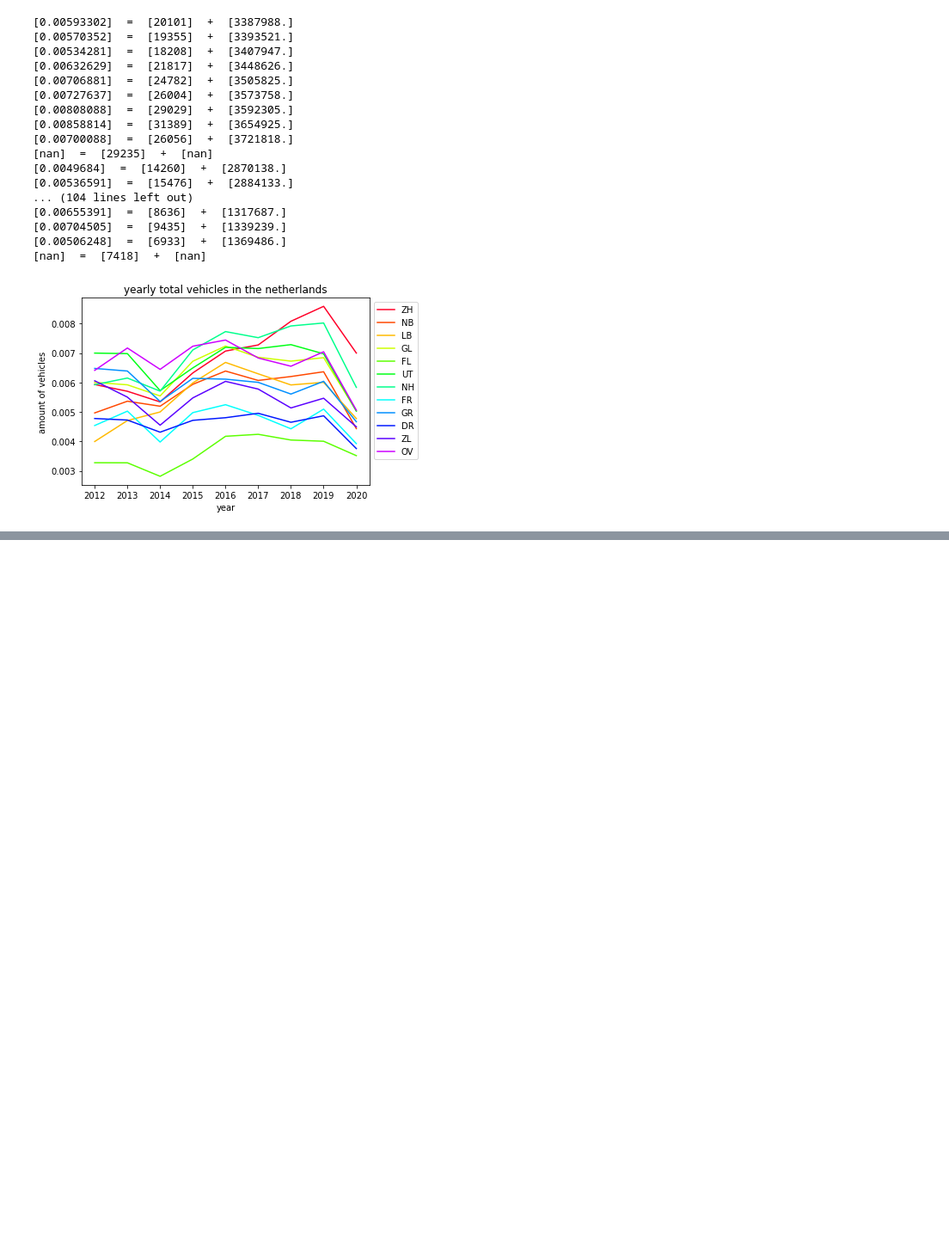
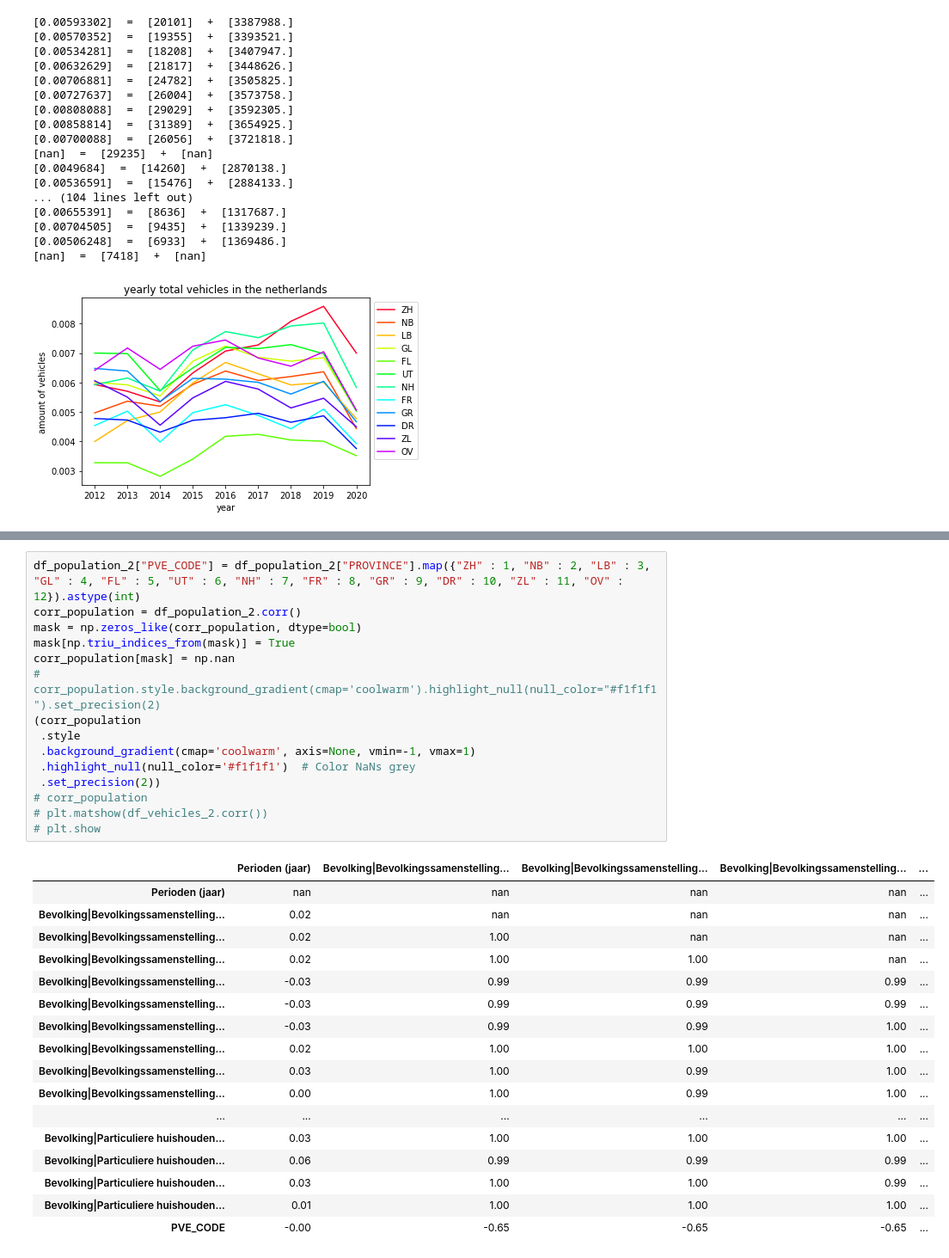
Before and after one commit to stefan1234567891011/AI_personal_project, a Jupyter notebook: code/data.ipynb, the cells around one changed output, grey strips where cells are left out. Shown at 86% size. Saved outputs shown, nothing was run; the diff lists cells and outputs as text; blank space fills up the shorter version.

```diff
--- a/code/data.ipynb
+++ b/code/data.ipynb
@@ -869,0 +875,33 @@ plt.show()
+# %%
+df_population_2["PVE_CODE"] = df_population_2["PROVINCE"].map({"ZH" : 1, "NB" : 2, "LB" : 3, "GL" : 4, "FL" : 5, "UT" : 6, "NH" : 7, "FR" : 8, "GR" : 9, "DR" : 10, "ZL" : 11, "OV" : 12}).astype(int)
+corr_population = df_population_2.corr()
+mask = np.zeros_like(corr_population, dtype=bool)
+mask[np.triu_indices_from(mask)] = True
+corr_population[mask] = np.nan
+# corr_population.style.background_gradient(cmap='coolwarm').highlight_null(null_color="#f1f1f1").set_precision(2)
+(corr_population
+ .style
+ .background_gradient(cmap='coolwarm', axis=None, vmin=-1, vmax=1)
+ .highlight_null(null_color='#f1f1f1')  # Color NaNs grey
+ .set_precision(2))
+# corr_population
+# plt.matshow(df_vehicles_2.corr())
+# plt.show
+# %% [output]
+|  | Perioden (jaar) | Bevolking|Bevolkingssamenstelling... | Bevolking|Bevolkingssamenstelling... | Bevolking|Bevolkingssamenstelling... | ... |
+| Perioden (jaar) | nan | nan | nan | nan | ... |
+| Bevolking|Bevolkingssamenstelling... | 0.02 | nan | nan | nan | ... |
+| Bevolking|Bevolkingssamenstelling... | 0.02 | 1.00 | nan | nan | ... |
+| Bevolking|Bevolkingssamenstelling... | 0.02 | 1.00 | 1.00 | nan | ... |
+| Bevolking|Bevolkingssamenstelling... | -0.03 | 0.99 | 0.99 | 0.99 | ... |
+| Bevolking|Bevolkingssamenstelling... | -0.03 | 0.99 | 0.99 | 0.99 | ... |
+| Bevolking|Bevolkingssamenstelling... | -0.03 | 0.99 | 0.99 | 1.00 | ... |
+| Bevolking|Bevolkingssamenstelling... | 0.02 | 1.00 | 1.00 | 1.00 | ... |
+| Bevolking|Bevolkingssamenstelling... | 0.03 | 1.00 | 0.99 | 1.00 | ... |
+| Bevolking|Bevolkingssamenstelling... | 0.00 | 1.00 | 0.99 | 1.00 | ... |
+| ... | ... | ... | ... | ... | ... |
+| Bevolking|Particuliere huishouden... | 0.03 | 1.00 | 1.00 | 1.00 | ... |
+| Bevolking|Particuliere huishouden... | 0.06 | 0.99 | 0.99 | 0.99 | ... |
+| Bevolking|Particuliere huishouden... | 0.03 | 1.00 | 1.00 | 0.99 | ... |
+| Bevolking|Particuliere huishouden... | 0.01 | 1.00 | 1.00 | 1.00 | ... |
+| PVE_CODE | -0.00 | -0.65 | -0.65 | -0.65 | ... |
```
Also changed, not shown: parts of 13 cells of this notebook.
